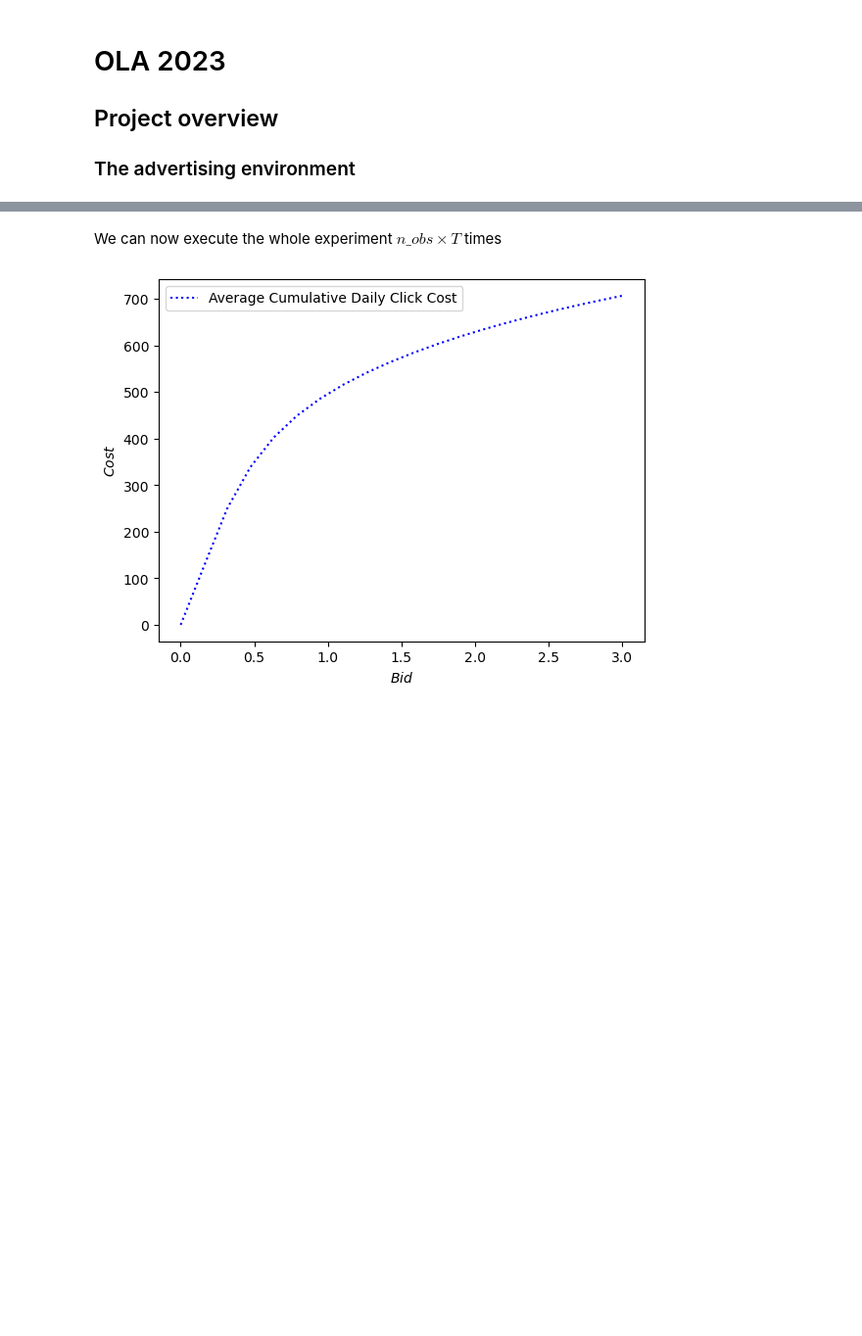
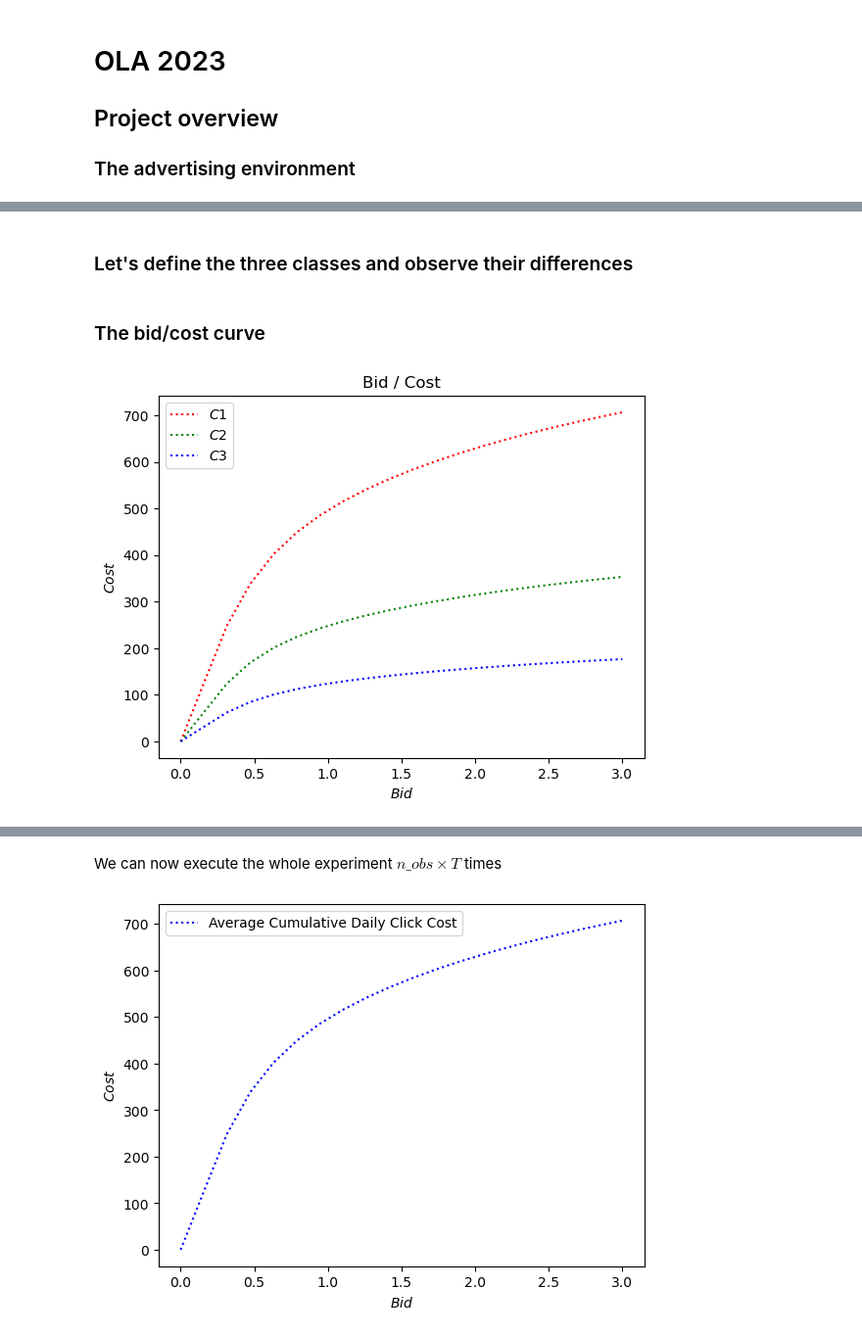
Before and after one commit to MatteoPancini/Online-Pricing-and-Advertising-Optimization-Project, a Jupyter notebook: Project-Pricing-Advertising-2022-2023/Overview.ipynb, the cells around one changed output, grey strips where cells are left out. Shown: that part at 98% size. Cells and saved outputs as stored; diff of their text form; code cells hidden in the pictures; blank space fills up the shorter version.

```diff
--- a/Project-Pricing-Advertising-2022-2023/Overview.ipynb
+++ b/Project-Pricing-Advertising-2022-2023/Overview.ipynb
@@ -12,0 +36,19 @@ Let's set the environment
+# %% [markdown]
+### Let's define the three classes and observe their differences
+# %%
+uc1 = UserClass("C1", None, None)
+uc2 = UserClass("C2", None, None)
+uc3 = UserClass("C3", None, None)
+# %% [markdown]
+### The bid/cost curve
+# %%
+plt.plot(x_pred, uc1.get_total_cost(x_pred), 'r:', label=r'$C1$')
+plt.plot(x_pred, uc2.get_total_cost(x_pred), 'g:', label=r'$C2$')
+plt.plot(x_pred, uc3.get_total_cost(x_pred), 'b:', label=r'$C3$')
+plt.xlabel('$Bid$')
+plt.ylabel('$Cost$')
+plt.title("Bid / Cost")
+plt.legend()
+plt.show()
+# %% [output]
+[figure, added]
```
Also changed, not shown: parts of 15 cells of this notebook.
